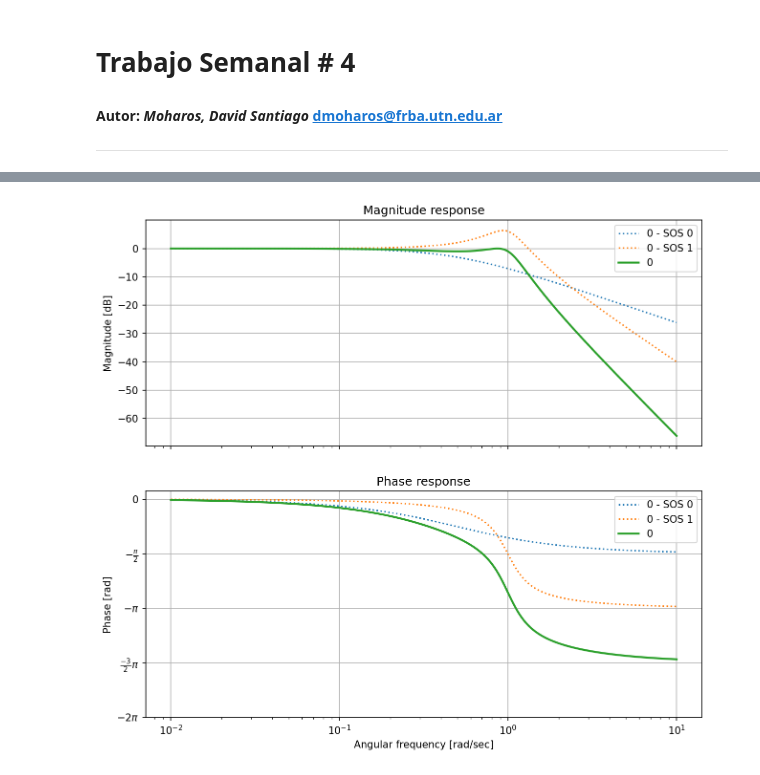
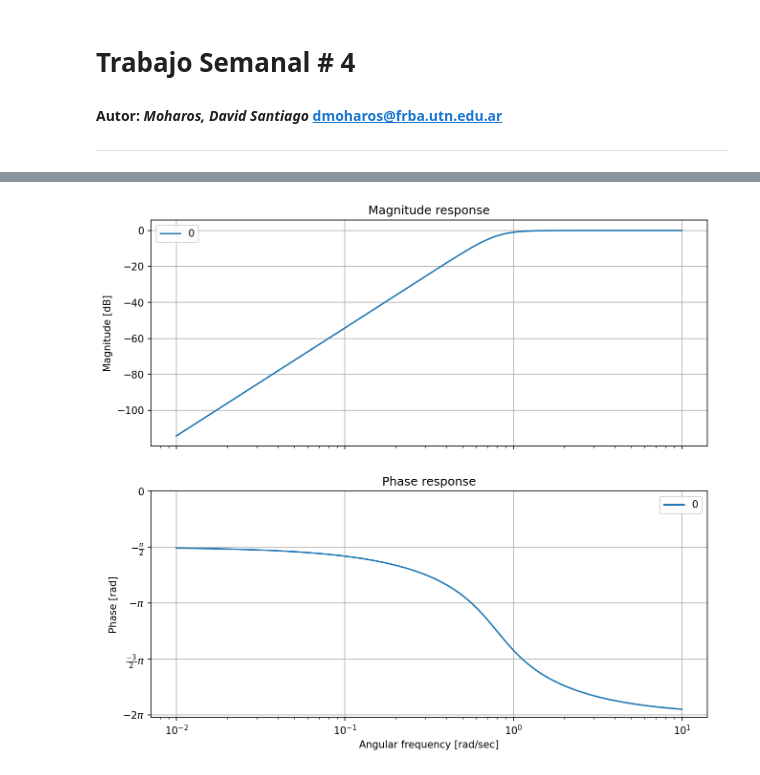
Before and after one commit to dmoharos/UTN_BA_TC2, a Jupyter notebook: TS4/TS4_Presentación.ipynb, the cells around one changed output, grey strips where cells are left out. Saved outputs shown, nothing was run; the diff lists cells and outputs as text; code cells hidden in the pictures.

```diff
--- a/TS4/TS4_Presentación.ipynb
+++ b/TS4/TS4_Presentación.ipynb
@@ -112,15 +204,8 @@ print('#------------------------------------------------------------------------
 #-------------------------------------------------------------------------------------------------------------------#
 
 # De la resolución analítica, obtenemos |T(jw)|^2:
-num = [1, 0, 0, 0]
-den = [1, 1.5967, 1.2747, 0.5088]
-
-# En función de los coeficientes a, b y c:
-# a = 1/(16*eps**2)
-# b = 3/2
-# c = 9/16
-# num = [a]
-# den = [-1, 0, -b, 0, -c, 0, a]
+num_hp = [1, 0, 0, 0]
+den_hp = [1, 1.5967, 1.2747, 0.5088]
 
 # Imprimimos las raíces del denominador y verificamos que coinciden con la resolución analítica:
 # Nota: np.roots(den) devuelve TODAS las raíces del denominador.
@@ -131,9 +216,9 @@ print(' ')
 print('-- p_i: Polos en el semiplano izquierdo --')
 print(' ')
 
-den_aux= np.array(np.roots(den))
+den_aux= np.array(np.roots(den_hp))
 num_p= 0
-for i in range(len(np.roots(den))):
+for i in range(len(np.roots(den_hp))):
     if den_aux[i].real < 0:
         print('p_{:d}= {}'.format(num_p, den_aux[i]))
         num_p+=1
@@ -142,49 +227,58 @@ print(' ')
 print('#---------------------------------------------------------------------------------------------#')
 
 
-# Obtenemos singularidades con la función de aproximación de Chevyshev: cheb1ap(N, rp)
-"""
-cheb1ap
-Definition : cheb1ap(N, rp)
-
-Return (z,p,k) for Nth-order Chebyshev type I analog lowpass filter.
-
-The returned filter prototype has rp decibels of ripple in the passband.
-
-The filter's angular (e.g. rad/s) cutoff frequency is normalized to 1, defined as the point at which the gain
-first drops below -rp.
-
-"""
-z,p,k = sig.cheb1ap(N, alfa_max)
-
 #-------------------------------------------------------------------------------------------------------------------#
 
-# Transformamos las singularidades que nos devuelve cheb1ap(N, rp) para obtener el numerador y el denominador
-# de la T(s) con zpk2tf(z,p,k)
+# Obtenemos la transferencia T(s) con la función TransferFunction(num, den)
 """
-zpk2tf
-Definition : zpk2tf(z, p, k)
+TransferFunction
+Definition : TransferFunction(*system, **kwargs)
 
-Return polynomial transfer function representation from zeros and poles
+Linear Time Invariant system class in transfer function form.
+
+Represents the system as the continuous-time transfer function  or the discrete-time transfer function , where  are elements of the numerator num,  are elements of the denominator den, and N == len(b) - 1, M == len(a) - 1. TransferFunction systems inherit additional functionality from the lti, respectively the dlti classes, depending on which system representation is used.
 
 Parameters
-zarray_like
-Zeros of the transfer function.
+*system: arguments
+The TransferFunction class can be instantiated with 1 or 2 arguments. The following gives the number of input arguments and their interpretation:
 
-parray_like
-Poles of the transfer function.
+1: lti or dlti system: (StateSpace, TransferFunction or ZerosPolesGain)
 
-kfloat
-System gain.
+2: array_like: (numerator, denominator)
 
-Returns
-bndarray
-Numerator polynomial coefficients.
+dt: float, optional
+Sampling time [s] of the discrete-time systems. Defaults to None (continuous-time). Must be specified as a keyword argument, for example, dt=0.1.
 
-andarray
-Denominator polynomial coefficients.
+See Also
+ZerosPolesGain, StateSpace, lti, dlti tf2ss, tf2zpk, tf2sos
+
+Notes
+Changing the value of properties that are not part of the TransferFunction system representation (such as the A, B, C, D state-space matrices) is very inefficient and may lead to numerical inaccuracies. It is better to convert to the specific system representation first. For example, call sys = sys.to_ss() before accessing/changing the A, B, C, D system matrices.
+
+If (numerator, denominator) is passed in for *system, coefficients for both the numerator and denominator should be specified in descending exponent order (e.g. s^2 + 3s + 5 or z^2 + 3z + 5 would be represented as [1, 3, 5])
+
+Examples
+Construct the transfer function :
+
+>>> from scipy import signal
+>>> num = [1, 3, 3]
+>>> den = [1, 2, 1]
+>>> signal.TransferFunction(num, den)
+TransferFunctionContinuous(
+array([1., 3., 3.]),
+array([1., 2., 1.]),
+dt: None
+)
+Construct the transfer function  with a sampling time of 0.1 seconds:
+
+>>> signal.TransferFunction(num, den, dt=0.1)
+TransferFunctionDiscrete(
+array([1., 3., 3.]),
+array([1., 2., 1.]),
+dt: 0.1
+)
 """
-num, den = sig.zpk2tf(z,p,k)
+T_hp= sig.TransferFunction(num_hp, den_hp)
 
 #-------------------------------------------------------------------------------------------------------------------#
 
@@ -211,7 +305,7 @@ def tf2sos_analog(num, den, pairing='nearest'):
 
     return sos
 """
-this_sos = tf2sos_analog(num, den)
+#T_hp_sos = tf2sos_analog(num_hp, den_hp)
 
 #-------------------------------------------------------------------------------------------------------------------#
 
@@ -245,7 +339,7 @@ print(' ')
 print('-- Función transferencia T(s): --')
 print(' ')
 
-pretty_print_SOS(this_sos)
+#pretty_print_SOS(T_hp_sos)
 
 print(' ')
 print('#---------------------------------------------------------------------------------------------#')
@@ -328,7 +422,7 @@ pretty_print_bicuad_omegayq() bodePlot() pzmap()
 print('-- Módulo, fase, diagrama de polos y ceros y retardo de fase --')
 print(' ')
 
-analyze_sys(this_sos)
+analyze_sys(T_hp)
 
 #-------------------------------------------------------------------------------------------------------------------#
 # %% [output]
@@ -356 +446 @@ $\displaystyle   \frac{0.4942 }{s + 0.4942 } . \frac{0.9942 }{s^2 + s \,\, 0.494
-[figure, old version]
+[figure, new version]
```
Also changed, not shown: parts of 15 cells of this notebook, 11 other files.
